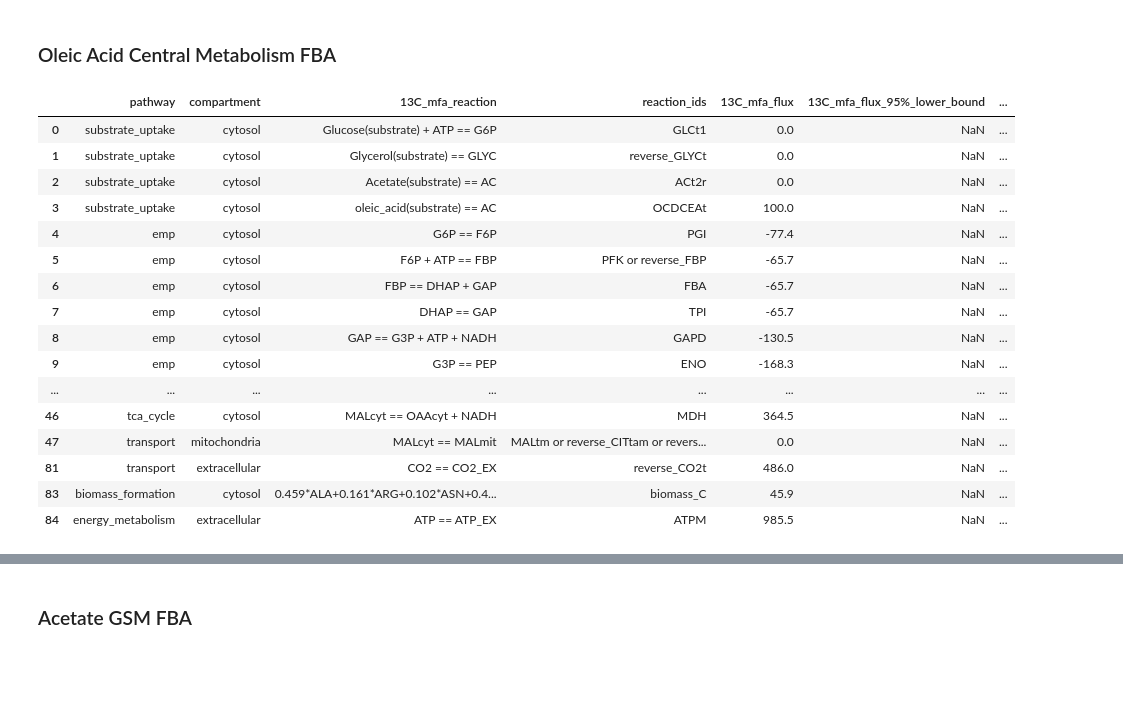
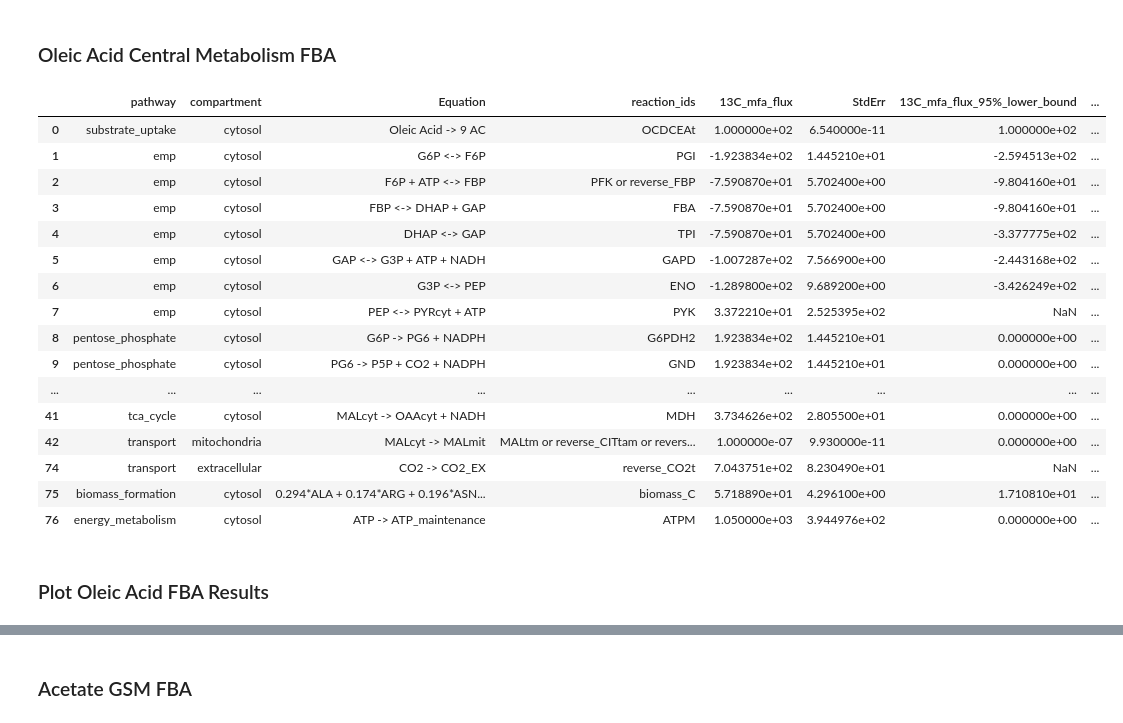
Before and after one commit to garrettroell/yarrrowia_eflux2, a Jupyter notebook: notebooks/A_flux_balance_analysis.ipynb, the cells around one changed output, grey strips where cells are left out. Saved outputs shown, nothing was run; the diff lists cells and outputs as text; code cells hidden in the pictures; blank space fills up the shorter version.

```diff
--- a/notebooks/A_flux_balance_analysis.ipynb
+++ b/notebooks/A_flux_balance_analysis.ipynb
@@ -19,7 +19,7 @@ from flux_prediction_scatterplot import flux_prediction_scatterplot
 # %% [markdown]
 ### Load the genome scale model
 # %%
-model = cobra.io.json.load_json_model("../genome_scale_models/iYLI647_corr.json")
+model = cobra.io.json.load_json_model("../genome_scale_models/iYLI647_corr_2.json")
 model
 # %% [output]
 | Name | model |
@@ -315,33 +337,35 @@ with model:
 ### Oleic Acid Central Metabolism FBA
 # %%
 # load oleic acid 13C MFA data
-oleic_acid_13c_mfa_df = pd.read_csv('../data/13c_mfa/oleic_acid_13c_mfa.csv')
+oleic_acid_13c_mfa_df = pd.read_csv('../data/13c_mfa/oleic_acid_900_13c_mfa.csv')
 
 # only keep the reactions that are mapped to the GSM
 oleic_acid_13c_mfa_df.dropna(subset = ["reaction_ids"], inplace=True)
 
 # add the GSM flux predictions to the 13C-MFA dataframe
 oleic_acid_central_fba_df = add_column_to_13c_flux_df(oleic_acid_13c_mfa_df, oleic_acid_gsm_fba_df, 'pFBA Flux')
 
 # save the central fluxes as .csv
 oleic_acid_central_fba_df.to_csv('../results/fba_central_fluxes/oleic_acid_central_fba.csv', index=False)
 
 oleic_acid_central_fba_df
 # %% [output]
-|  | pathway | compartment | 13C_mfa_reaction | reaction_ids | 13C_mfa_flux | 13C_mfa_flux_95%_lower_bound | ... |
-| 0 | substrate_uptake | cytosol | Glucose(substrate) + ATP == G6P | GLCt1 | 0.0 | NaN | ... |
-| 1 | substrate_uptake | cytosol | Glycerol(substrate) == GLYC | reverse_GLYCt | 0.0 | NaN | ... |
-| 2 | substrate_uptake | cytosol | Acetate(substrate) == AC | ACt2r | 0.0 | NaN | ... |
-| 3 | substrate_uptake | cytosol | oleic_acid(substrate) == AC | OCDCEAt | 100.0 | NaN | ... |
-| 4 | emp | cytosol | G6P == F6P | PGI | -77.4 | NaN | ... |
-| 5 | emp | cytosol | F6P + ATP == FBP | PFK or reverse_FBP | -65.7 | NaN | ... |
-| 6 | emp | cytosol | FBP == DHAP + GAP | FBA | -65.7 | NaN | ... |
-| 7 | emp | cytosol | DHAP == GAP | TPI | -65.7 | NaN | ... |
-| 8 | emp | cytosol | GAP == G3P + ATP + NADH | GAPD | -130.5 | NaN | ... |
-| 9 | emp | cytosol | G3P == PEP | ENO | -168.3 | NaN | ... |
-| ... | ... | ... | ... | ... | ... | ... | ... |
-| 46 | tca_cycle | cytosol | MALcyt == OAAcyt + NADH | MDH | 364.5 | NaN | ... |
-| 47 | transport | mitochondria | MALcyt == MALmit | MALtm or reverse_CITtam or revers... | 0.0 | NaN | ... |
-| 81 | transport | extracellular | CO2 == CO2_EX | reverse_CO2t | 486.0 | NaN | ... |
-| 83 | biomass_formation | cytosol | 0.459*ALA+0.161*ARG+0.102*ASN+0.4... | biomass_C | 45.9 | NaN | ... |
-| 84 | energy_metabolism | extracellular | ATP == ATP_EX | ATPM | 985.5 | NaN | ... |
+|  | pathway | compartment | Equation | reaction_ids | 13C_mfa_flux | StdErr | 13C_mfa_flux_95%_lower_bound | ... |
+| 0 | substrate_uptake | cytosol | Oleic Acid -> 9 AC | OCDCEAt | 1.000000e+02 | 6.540000e-11 | 1.000000e+02 | ... |
+| 1 | emp | cytosol | G6P <-> F6P | PGI | -1.923834e+02 | 1.445210e+01 | -2.594513e+02 | ... |
+| 2 | emp | cytosol | F6P + ATP <-> FBP | PFK or reverse_FBP | -7.590870e+01 | 5.702400e+00 | -9.804160e+01 | ... |
+| 3 | emp | cytosol | FBP <-> DHAP + GAP | FBA | -7.590870e+01 | 5.702400e+00 | -9.804160e+01 | ... |
+| 4 | emp | cytosol | DHAP <-> GAP | TPI | -7.590870e+01 | 5.702400e+00 | -3.377775e+02 | ... |
+| 5 | emp | cytosol | GAP <-> G3P + ATP + NADH | GAPD | -1.007287e+02 | 7.566900e+00 | -2.443168e+02 | ... |
+| 6 | emp | cytosol | G3P <-> PEP | ENO | -1.289800e+02 | 9.689200e+00 | -3.426249e+02 | ... |
+| 7 | emp | cytosol | PEP <-> PYRcyt + ATP | PYK | 3.372210e+01 | 2.525395e+02 | NaN | ... |
+| 8 | pentose_phosphate | cytosol | G6P -> PG6 + NADPH | G6PDH2 | 1.923834e+02 | 1.445210e+01 | 0.000000e+00 | ... |
+| 9 | pentose_phosphate | cytosol | PG6 -> P5P + CO2 + NADPH | GND | 1.923834e+02 | 1.445210e+01 | 0.000000e+00 | ... |
+| ... | ... | ... | ... | ... | ... | ... | ... | ... |
+| 41 | tca_cycle | cytosol | MALcyt -> OAAcyt + NADH | MDH | 3.734626e+02 | 2.805500e+01 | 0.000000e+00 | ... |
+| 42 | transport | mitochondria | MALcyt -> MALmit | MALtm or reverse_CITtam or revers... | 1.000000e-07 | 9.930000e-11 | 0.000000e+00 | ... |
+| 74 | transport | extracellular | CO2 -> CO2_EX | reverse_CO2t | 7.043751e+02 | 8.230490e+01 | NaN | ... |
+| 75 | biomass_formation | cytosol | 0.294*ALA + 0.174*ARG + 0.196*ASN... | biomass_C | 5.718890e+01 | 4.296100e+00 | 1.710810e+01 | ... |
+| 76 | energy_metabolism | cytosol | ATP -> ATP_maintenance | ATPM | 1.050000e+03 | 3.944976e+02 | 0.000000e+00 | ... |
+# %% [markdown]
+### Plot Oleic Acid FBA Results
```
Also changed, not shown: parts of 9 cells of this notebook, 32 other files.
